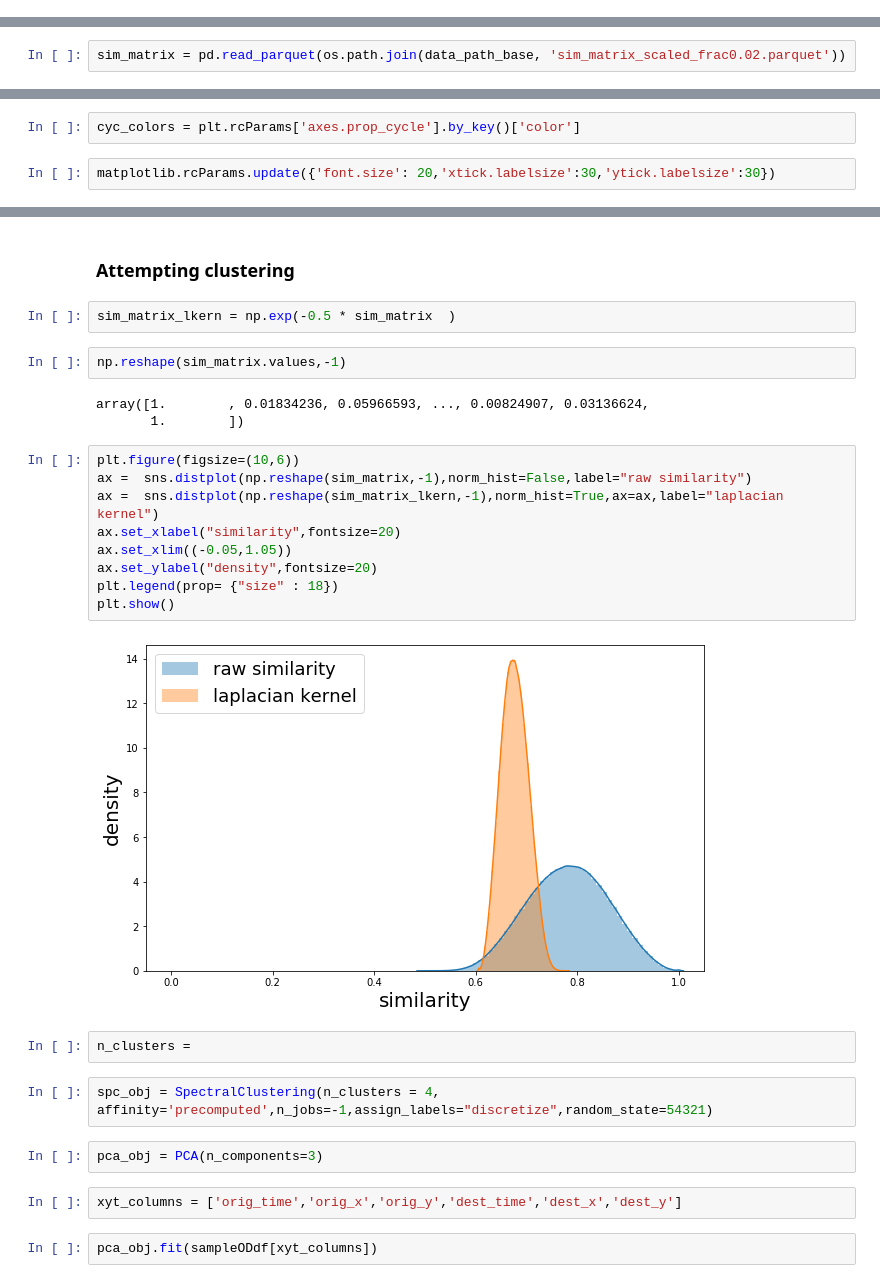
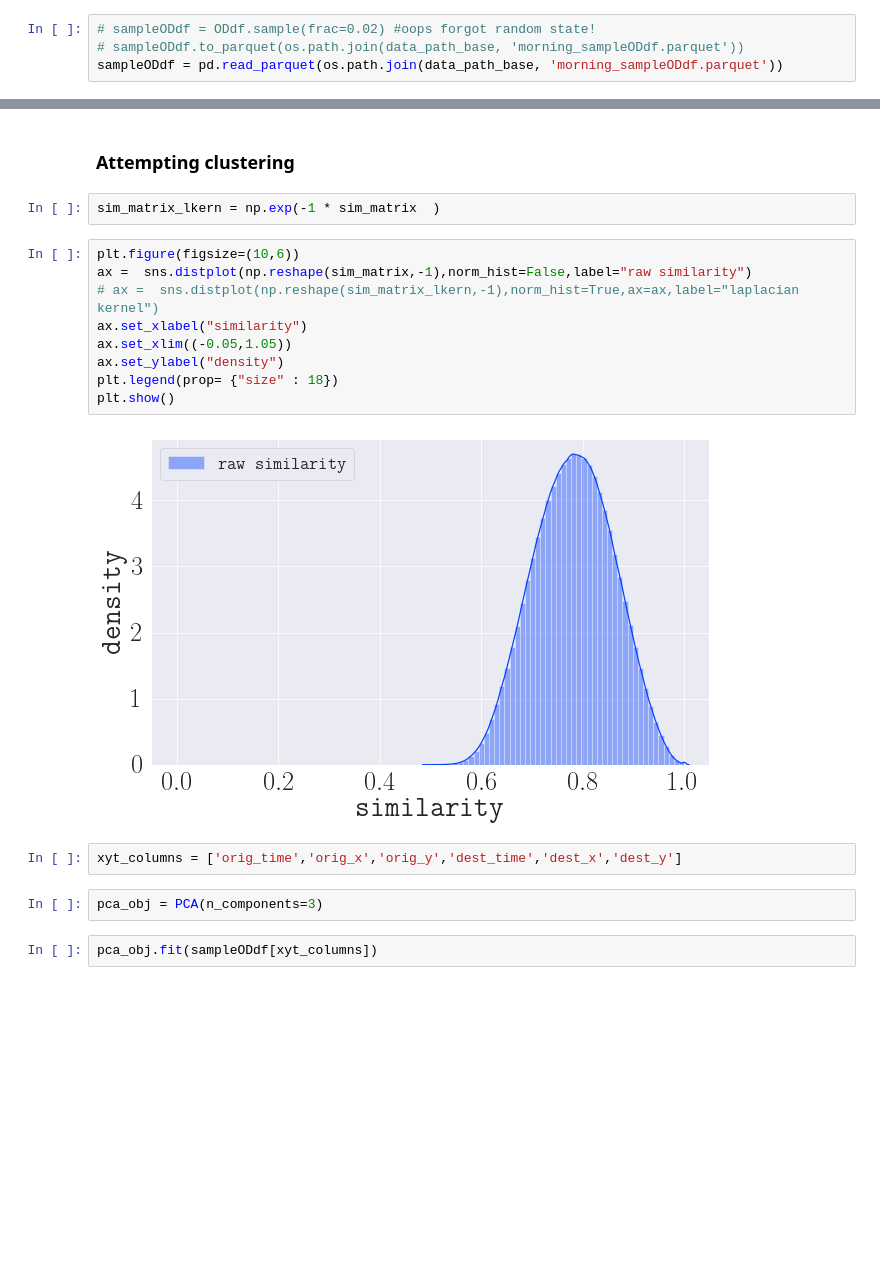
Before and after one commit to rzbhk/playing_with_matches, a Jupyter notebook: notebooks/similarity_trip_clustering_OD_V2.ipynb, the cells around one changed output, grey strips where cells are left out. Cells and saved outputs as stored; diff of their text form; blank space fills up the shorter version.

```diff
--- a/notebooks/similarity_trip_clustering_OD_V2.ipynb
+++ b/notebooks/similarity_trip_clustering_OD_V2.ipynb
@@ -229,3 +182,7 @@ sampleODdf = ODdf.sample(frac=0.02)
+# %%
+# sampleODdf = ODdf.sample(frac=0.02) #oops forgot random state!
+# sampleODdf.to_parquet(os.path.join(data_path_base, 'morning_sampleODdf.parquet'))
+sampleODdf = pd.read_parquet(os.path.join(data_path_base, 'morning_sampleODdf.parquet'))
 # %%
 sampleODdf
 # %% [output]
@@ -248,3 +206 @@ sim_matrix = pairwise_distances(sampleODdf,metric=get_trip_similarity_wgm,n_jobs
-# %%
-sim_matrix = pd.read_parquet(os.path.join(data_path_base, 'sim_matrix_scaled_frac0.02.parquet'))
 # %%
@@ -270,37 +220,24 @@ array([[1.        , 0.67400516, 0.7170134 , ..., 0.83171215, 0.77448476,
-# %%
-cyc_colors = plt.rcParams['axes.prop_cycle'].by_key()['color']
-# %%
-matplotlib.rcParams.update({'font.size': 20,'xtick.labelsize':30,'ytick.labelsize':30})
 # %% [markdown]
 -------
 # %% [markdown]
 ### Attempting clustering
 # %%
-sim_matrix_lkern = np.exp(-0.5 * sim_matrix  )
+sim_matrix_lkern = np.exp(-1 * sim_matrix  )
-# %%
-np.reshape(sim_matrix.values,-1)
-# %% [output]
-array([1.        , 0.01834236, 0.05966593, ..., 0.00824907, 0.03136624,
-       1.        ])
 # %%
 plt.figure(figsize=(10,6))
 ax =  sns.distplot(np.reshape(sim_matrix,-1),norm_hist=False,label="raw similarity")
-ax =  sns.distplot(np.reshape(sim_matrix_lkern,-1),norm_hist=True,ax=ax,label="laplacian kernel")
-ax.set_xlabel("similarity",fontsize=20)
+# ax =  sns.distplot(np.reshape(sim_matrix_lkern,-1),norm_hist=True,ax=ax,label="laplacian kernel")
+ax.set_xlabel("similarity")
 ax.set_xlim((-0.05,1.05))
-ax.set_ylabel("density",fontsize=20)
+ax.set_ylabel("density")
 plt.legend(prop= {"size" : 18})
 plt.show()
 # %% [output]
-[figure, old version]
+[figure, new version]
-# %%
-n_clusters =
-# %%
-spc_obj = SpectralClustering(n_clusters = 4, affinity='precomputed',n_jobs=-1,assign_labels="discretize",random_state=54321)
+# %%
+xyt_columns = ['orig_time','orig_x','orig_y','dest_time','dest_x','dest_y']
 # %%
 pca_obj = PCA(n_components=3)
-# %%
-xyt_columns = ['orig_time','orig_x','orig_y','dest_time','dest_x','dest_y']
 # %%
 pca_obj.fit(sampleODdf[xyt_columns])
 # %% [output]
```
Also changed, not shown: parts of 70 cells of this notebook.
